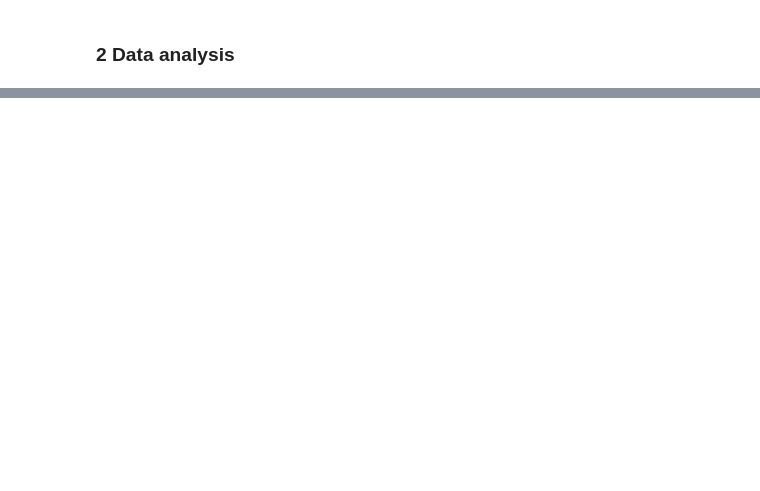
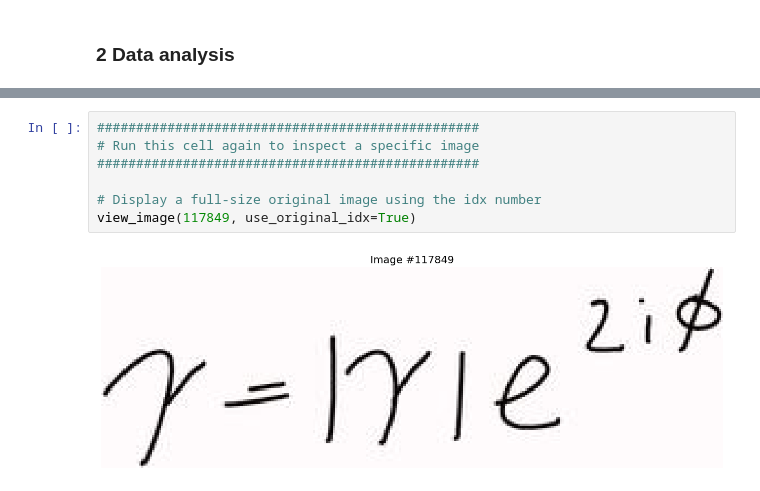
Before and after one commit to dmitrykosintsev/dtc-mathwriting-recognition, a Jupyter notebook: Notebook.ipynb, the cells around one changed output, grey strips where cells are left out. Drawn from its saved outputs; the diff is of its cells as text; blank space fills up the shorter version.

```diff
--- a/Notebook.ipynb
+++ b/Notebook.ipynb
@@ -51,0 +165,9 @@ Tools & Techniques
+# %%
+#################################################
+# Run this cell again to inspect a specific image
+#################################################
+
+# Display a full-size original image using the idx number
+view_image(117849, use_original_idx=True)
+# %% [output]
+[figure, added]
```
Also changed, not shown: parts of 18 cells of this notebook, 2 other files.
